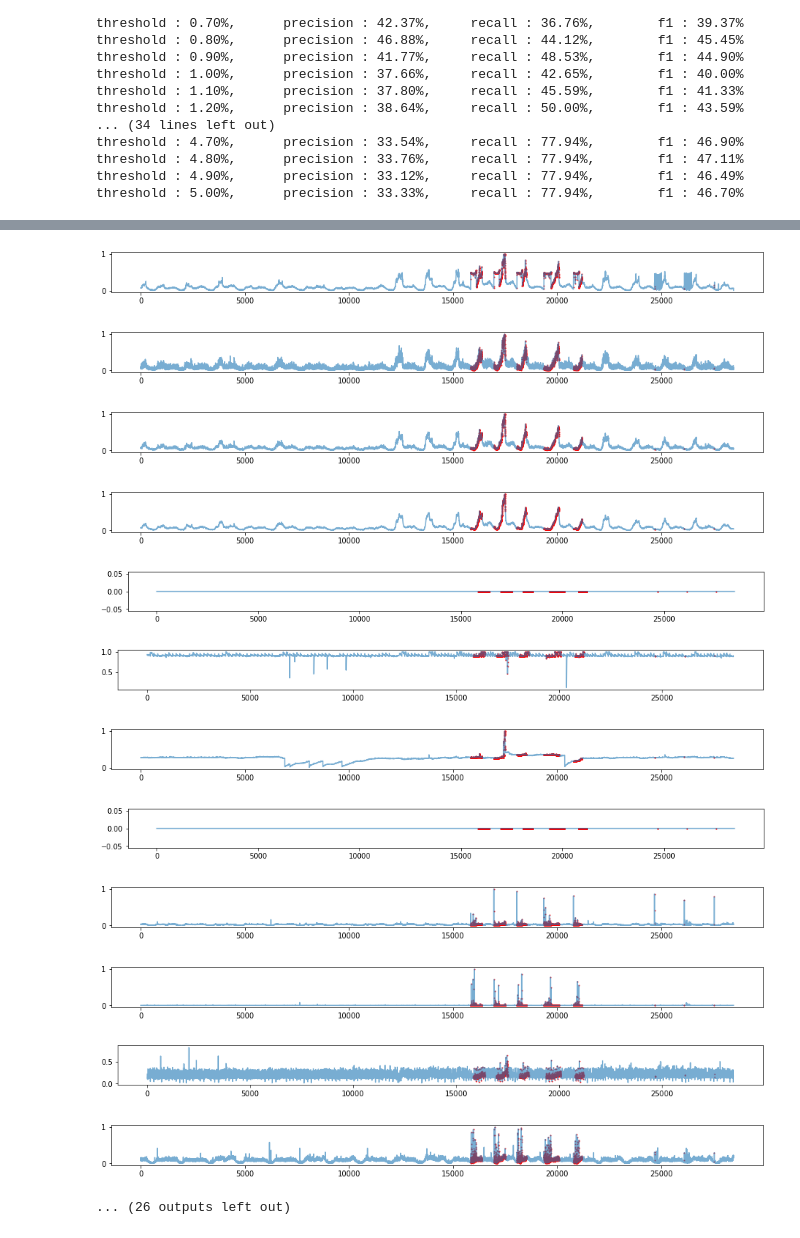
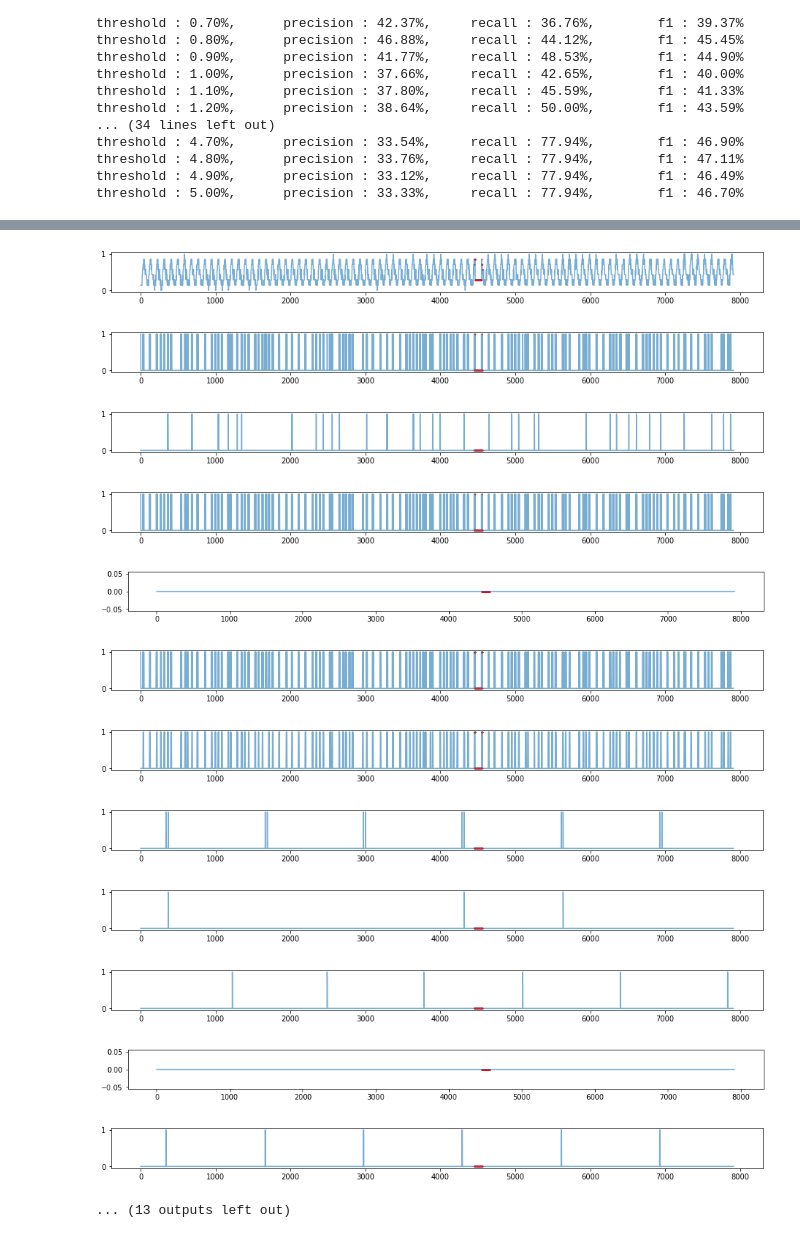
Before and after one commit to Jhryu30/AnomalyBERT, a Jupyter notebook: evaluate.ipynb, the cells around one changed output, grey strips where cells are left out. Saved outputs shown, nothing was run; the diff lists cells and outputs as text; code cells hidden in the pictures.

```diff
--- a/evaluate.ipynb
+++ b/evaluate.ipynb
@@ -278,7 +278,7 @@ Non-trainable params: 0
 ----------------------------------------------------------------------------
 # %%
 # Load entire data.
-dataset = 'SMD'
+dataset = 'SMAP'
 train_data = np.load(config.TRAIN_DATASET[dataset])
 test_data = np.load(config.TEST_DATASET[dataset])
 test_label = np.load(config.TEST_LABEL[dataset])
@@ -320,25 +320,25 @@ for i in range(len(train_data[0])):
 # %%
 # Visualize test data.
-index = test_divisions[0]
+index = test_divisions[1]
 label = test_label[index[0]:index[1]].astype(bool)
 
 for i in range(len(train_data[0])):
     plt.figure(figsize=(16, 1))
     plt.plot(test_data[index[0]:index[1], i], alpha=0.6)
     plt.scatter(np.arange(index[1]-index[0])[label], test_data[index[0]:index[1]][label, i],
                 c='r', s=1, alpha=0.8)
     plt.show()
 # %% [output]
-[figure, old version]
+[figure, new version]
-[figure, old version]
+[figure, new version]
-[figure, old version]
+[figure, new version]
-[figure, old version]
+[figure, new version]
-[figure, old version]
+[figure, new version]
-[figure, old version]
+[figure, new version]
-[figure, old version]
+[figure, new version]
-[figure, old version]
+[figure, new version]
-[figure, old version]
+[figure, new version]
-[figure, old version]
+[figure, new version]
-[figure, old version]
+[figure, new version]
-[figure, old version]
+[figure, new version]
-... (26 outputs left out)
+... (13 outputs left out)
```
Also changed, not shown: parts of 9 cells of this notebook, 4 other files.
